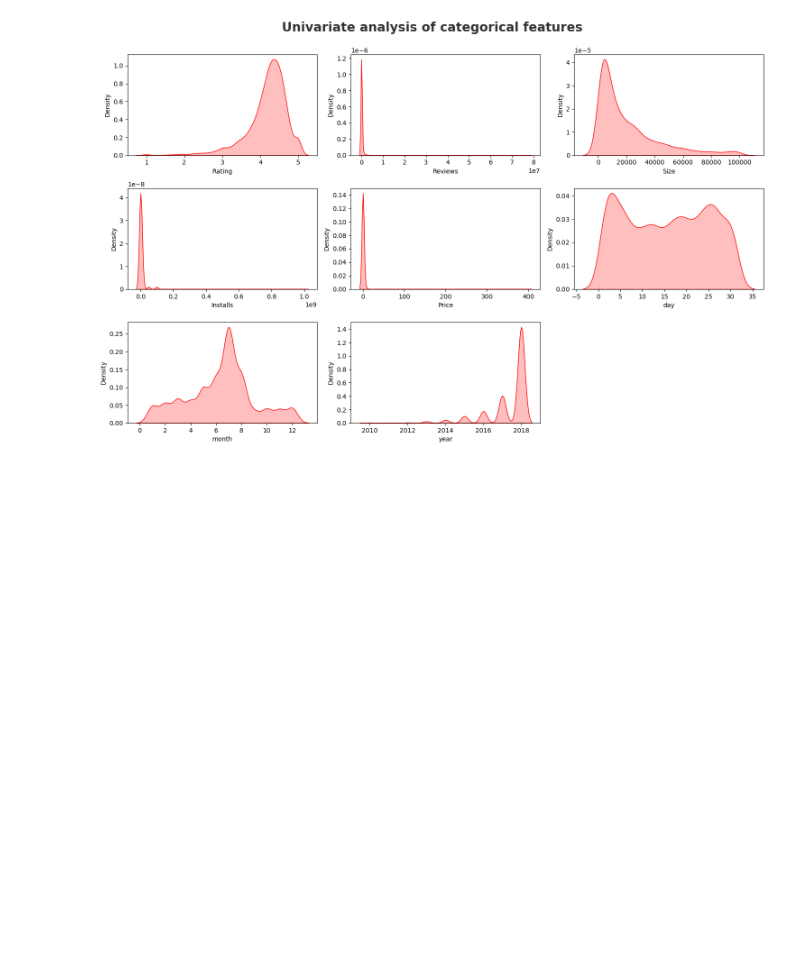
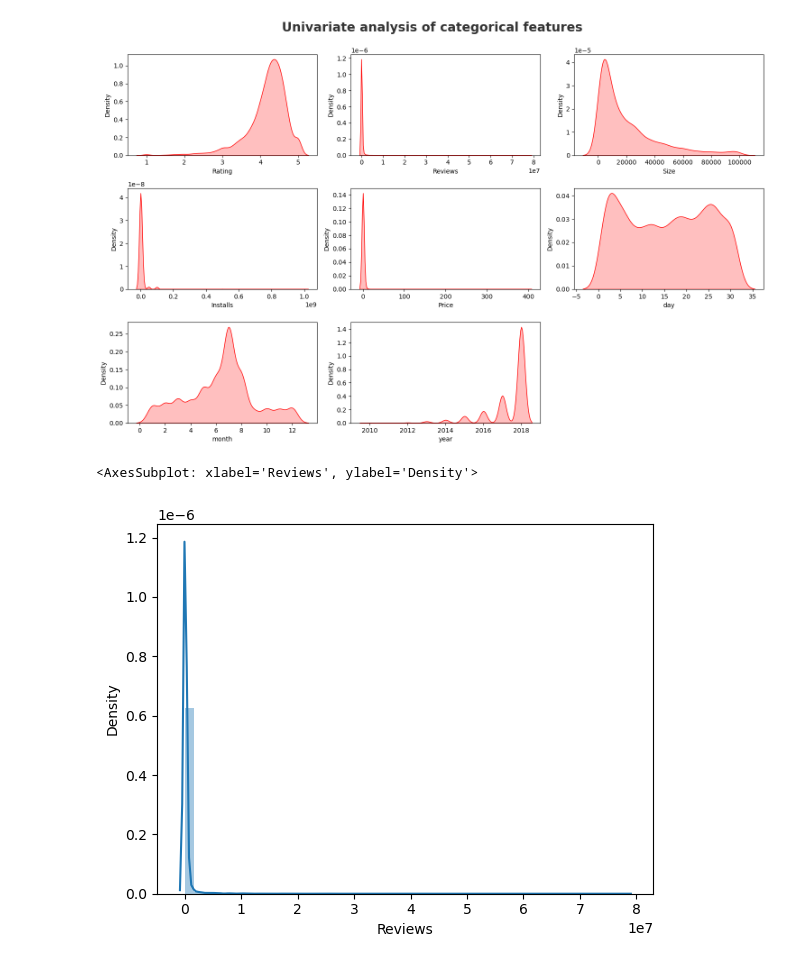
Before and after one commit to arunk7033/ineuron, a Jupyter notebook: EDAart2.ipynb, the cells around one changed output. Cells and saved outputs as stored; diff of their text form; code cells hidden in the pictures; blank space fills up the shorter version.

```diff
--- a/EDAart2.ipynb
+++ b/EDAart2.ipynb
@@ -337,3 +337,8 @@ for i in range(0, len(numeric_features)):
     plt.tight_layout()
 # %% [output]
 [figure]
+# %%
+sns.distplot(df['Reviews'])
+# %% [output]
+<AxesSubplot: xlabel='Reviews', ylabel='Density'>
+[figure, added]
```
Also changed, not shown: parts of 32 cells of this notebook.
